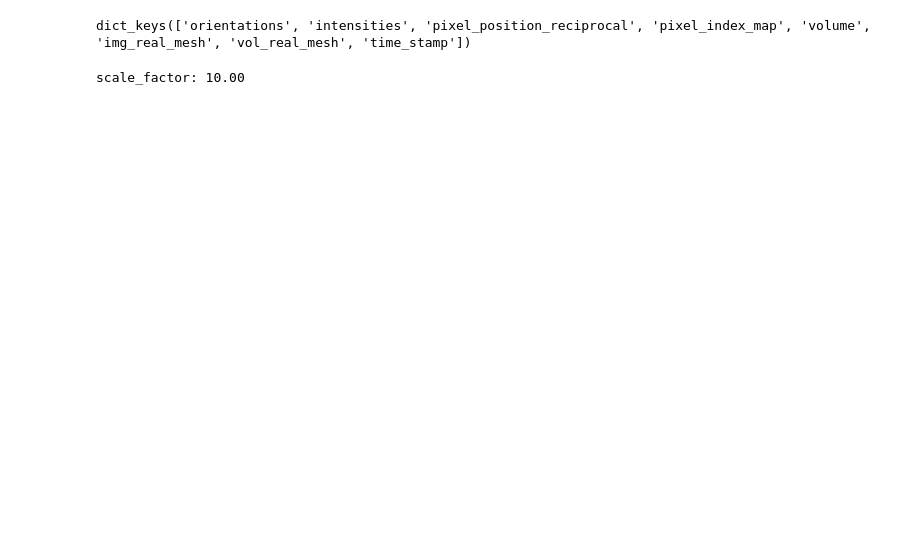
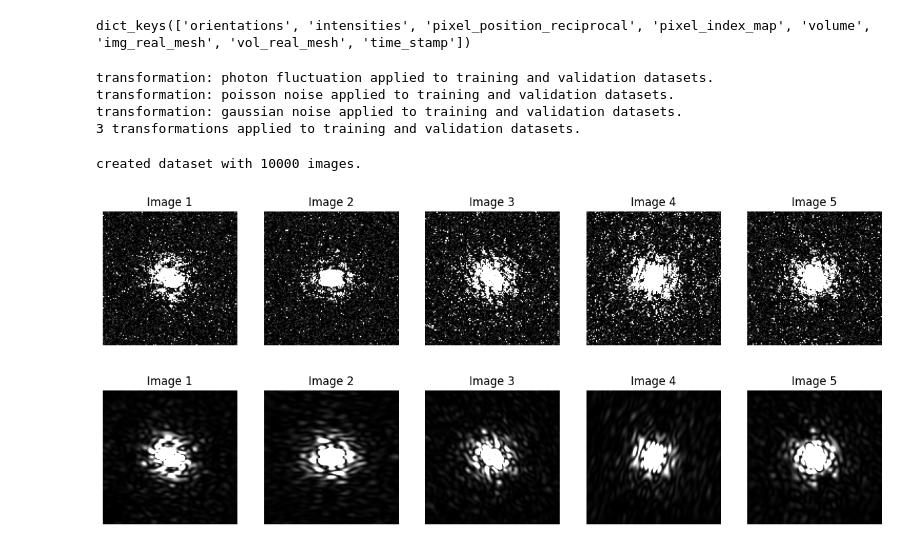
Before and after one commit to zhantaochen/neurorient, a Jupyter notebook: prepare_spinifel.ipynb, the cells around one changed output. Saved outputs shown, nothing was run; the diff lists cells and outputs as text; code cells hidden in the pictures; blank space fills up the shorter version.

Commit message:
update prepare_spinifel

```diff
--- a/prepare_spinifel.ipynb
+++ b/prepare_spinifel.ipynb
@@ -39,11 +61,15 @@ model = NeurOrient.load_from_checkpoint(ckpt_path)
+# %%
+dataset = prepare_dataset(CONFIG, spi_data['intensities'])
+dataloader = torch.utils.data.DataLoader(dataset, shuffle=False, batch_size=40)
+# %% [output]
+transformation: photon fluctuation applied to training and validation datasets.
+transformation: poisson noise applied to training and validation datasets.
+transformation: gaussian noise applied to training and validation datasets.
+3 transformations applied to training and validation datasets.
+created dataset with 10000 images.
+# %%
+model = NeurOrientLightning.load_from_checkpoint(ckpt_path)
+model.to(model.dtype);
 # %%
 device = 'cuda' if torch.cuda.is_available() else 'cpu'
 model.to(device);
-# %%
-dataset = TensorDataset(spi_data['intensities'].unsqueeze(1))
-dataloader = DataLoader(dataset, batch_size=50, shuffle=False)
-# %%
-scale_factor = 1e14 / model.photons_per_pulse
-print(f'scale_factor: {scale_factor:.2f}')
-# %% [output]
-scale_factor: 10.00
@@ -62,3 +76,40 @@ orientations_pred = torch.cat(orientations_pred)
+# %%
+from neurorient.reconstruction.slicing import gen_nonuniform_normalized_positions
+
+orientations_pred = []
+slices_to_save = []
+with torch.no_grad():
+    for i_batch, batch in tqdm(enumerate(dataloader), total=len(dataloader)):
+
+        if isinstance(batch, dict):
+            slices_true = batch['image'].to(model.dtype)
+            input_mask  = batch['input_mask'].bool()
+            general_mask = batch['general_mask'].bool()
+        else:
+            slices_true = batch[0].to(model.dtype)
+            input_mask = torch.ones_like(slices_true).bool().bool()
+            general_mask = torch.ones_like(slices_true).bool().bool()
+
+        slices_to_save.append((general_mask * slices_true).cpu().numpy())
+
+        # Apply input and general masks and loss scale factor to get input slices.
+        slices_input  = input_mask  * general_mask * torch.log(slices_true * model.model.loss_scale_factor + 1.)
+        # Apply general mask and loss scale factor to get target slices.
+        slices_output = general_mask * torch.log(slices_true * model.model.loss_scale_factor + 1.)
+
+        # predict orientations from images
+        orientations = matrix_to_quaternion(model.model.image_to_orientation(slices_input.to(device))).cpu()
+
+        orientations_pred.append(orientations)
+
+orientations_pred = torch.cat(orientations_pred)
+slices_to_save = np.vstack(slices_to_save)
+# %%
+display_images(slices_to_save[:5,0], columns=5, vmax=1)
+display_images(spi_data['intensities'][:5], columns=5, vmax=.1)
+# %% [output]
+[figure, added]
+[figure, added]
 # %%
 import numpy as np
 
```
Also changed, not shown: parts of 19 cells of this notebook, 3 other files.
